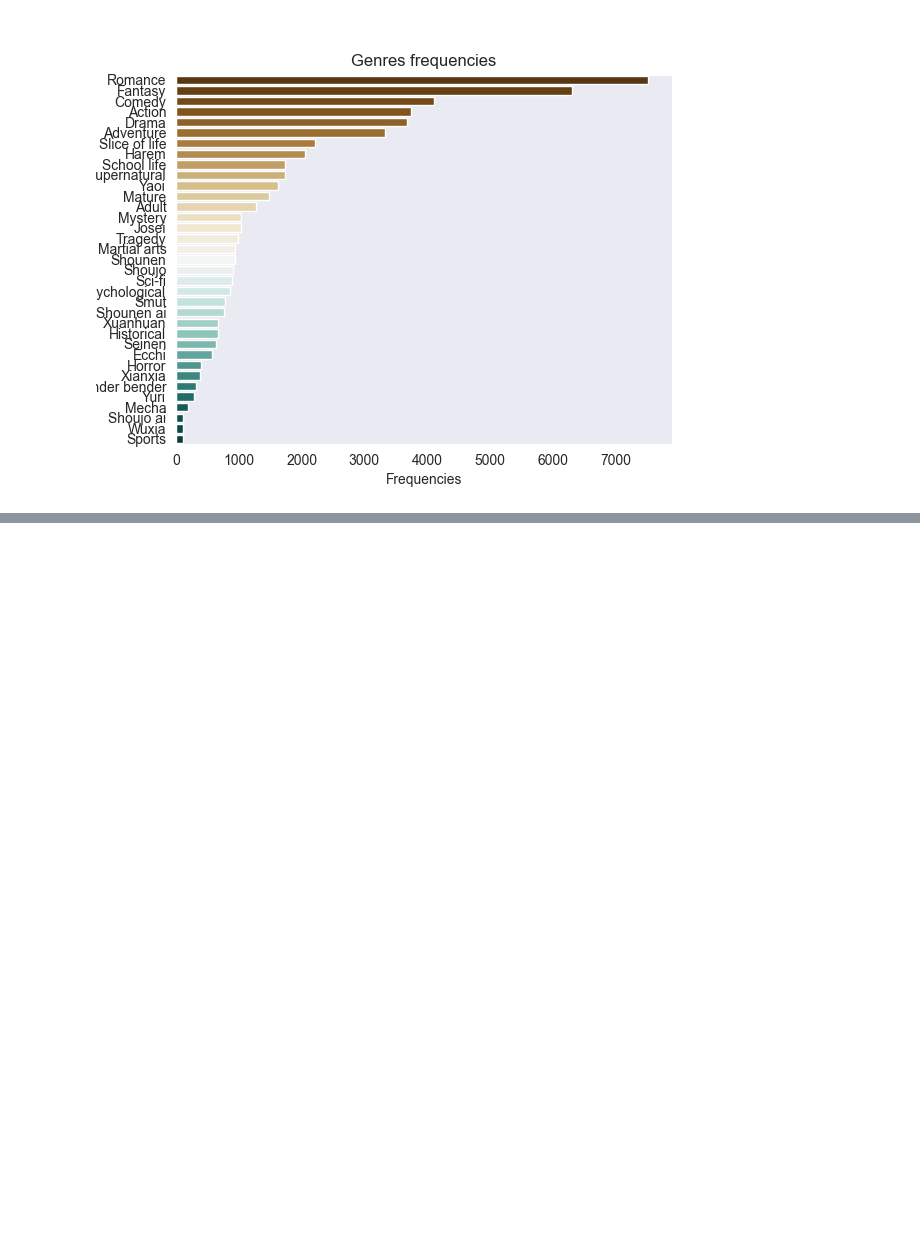
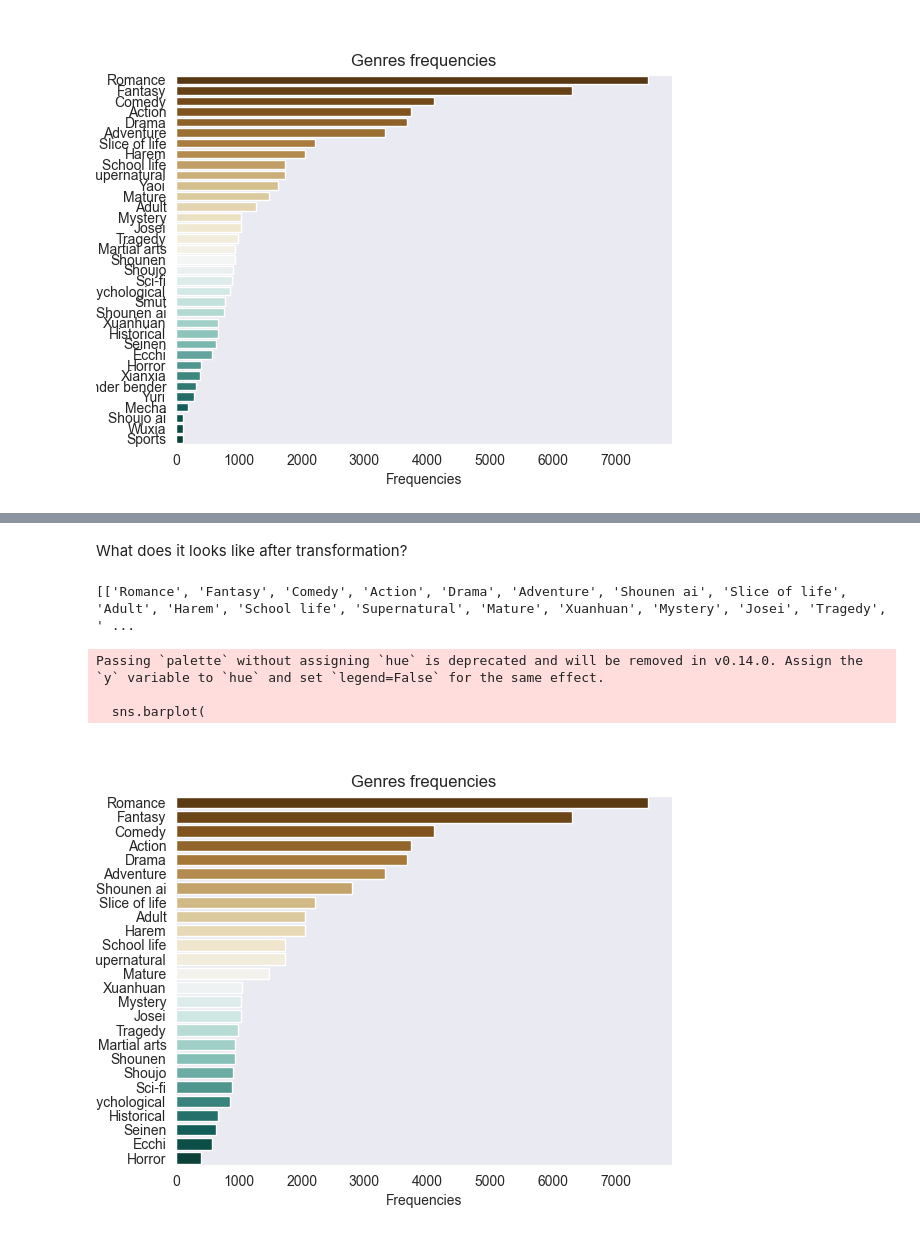
Before and after one commit to minhquan-Hoang95/WNLNLesage_Hoang_Prediction_NLP2026, a Jupyter notebook: project.ipynb, the cells around one changed output, grey strips where cells are left out. Saved outputs shown, nothing was run; the diff lists cells and outputs as text; code cells hidden in the pictures; blank space fills up the shorter version.

```diff
--- a/project.ipynb
+++ b/project.ipynb
@@ -164 +250,34 @@ Passing `palette` without assigning `hue` is deprecated and will be removed in v
+# %% [markdown]
+What does it looks like after transformation?
+# %%
+# Get a flatten list of genre
+genresList = list(chain.from_iterable(df_genresFiltered.loc[:,"genres"].tolist()))
+
+# Make a counter and sort it
+genresCounter = Counter(genresList)
+genresCounterSorted = [[],[]]
+for genre in sorted(genresCounter, key=lambda x:genresCounter[x], reverse=True):
+    genresCounterSorted[0].append(genre)
+    genresCounterSorted[1].append(genresCounter[genre])
+
+print(genresCounterSorted)
+# Make a plot
+plt.close("all")
+sns.set_style("dark")
+sns.barplot(
+    x=genresCounterSorted[1],
+    y=genresCounterSorted[0],
+    palette="BrBG"
+)
+plt.title("Genres frequencies")
+plt.xlabel("Frequencies")
+plt.ylabel("Genres")
+
+plt.show()
+# %% [output]
+[['Romance', 'Fantasy', 'Comedy', 'Action', 'Drama', 'Adventure', 'Shounen ai', 'Slice of life', 'Adult', 'Harem', 'School life', 'Supernatural', 'Mature', 'Xuanhuan', 'Mystery', 'Josei', 'Tragedy', ' ...
+Passing `palette` without assigning `hue` is deprecated and will be removed in v0.14.0. Assign the `y` variable to `hue` and set `legend=False` for the same effect.
+
+  sns.barplot(
+[figure, added]
 # %% [markdown]
```
Also changed, not shown: parts of 13 cells of this notebook.
